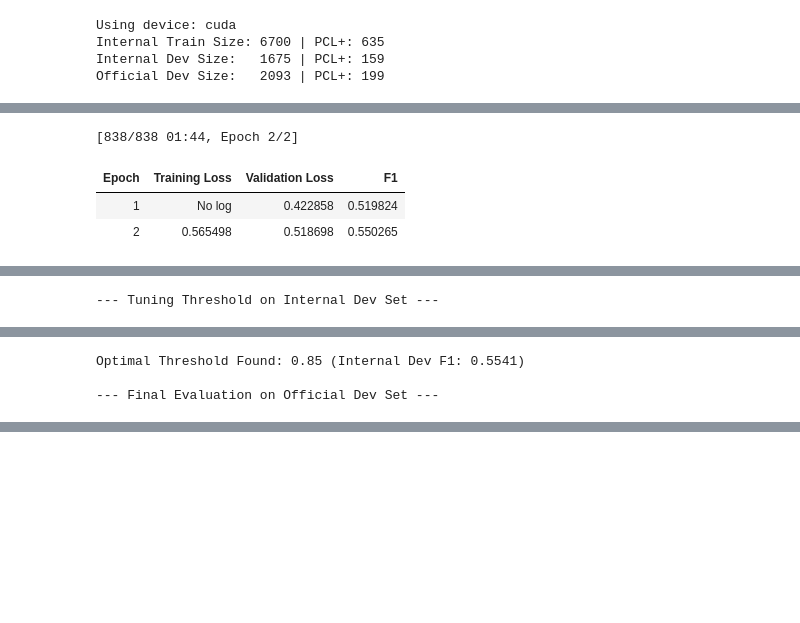
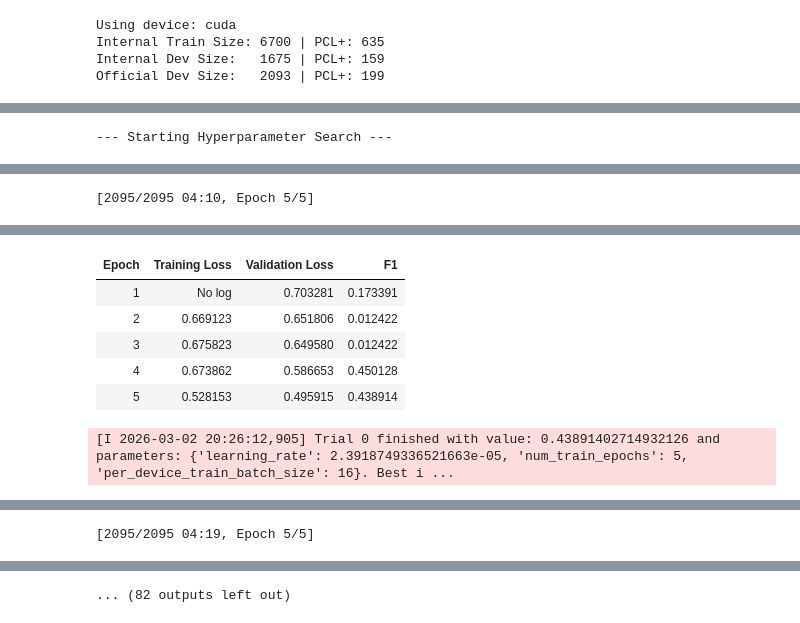
Before and after one commit to amars2005/NLP-CW, a Jupyter notebook: training.ipynb, the cells around one changed output, grey strips where cells are left out. Saved outputs shown, nothing was run; the diff lists cells and outputs as text; code cells hidden in the pictures; blank space fills up the shorter version.

Commit message:
feat: Added hyperparameter tuning.

```diff
--- a/training.ipynb
+++ b/training.ipynb
@@ -26,13 +118,5 @@ login(token="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")
 # %%
-import pandas as pd
-import numpy as np
-import torch
-import torch.nn as nn
-from datasets import Dataset
-from sklearn.metrics import f1_score
-from sklearn.model_selection import train_test_split
-from scipy.special import softmax
-from transformers import RobertaForSequenceClassification, RobertaTokenizer, Trainer, TrainingArguments
+
 
 device = torch.device("cuda" if torch.cuda.is_available() else "cpu")
 print(f"Using device: {device}")
@@ -85,7 +169,8 @@ internal_train_dataset.set_format(type='torch', columns=['input_ids', 'attention
 internal_dev_dataset.set_format(type='torch', columns=['input_ids', 'attention_mask', 'labels'])
 official_dev_dataset.set_format(type='torch', columns=['input_ids', 'attention_mask', 'labels'])
 
-model = RobertaForSequenceClassification.from_pretrained(model_name, num_labels=2).to(device)
+def model_init():
+    return RobertaForSequenceClassification.from_pretrained(model_name, num_labels=2).to(device)
 
 class WeightedTrainer(Trainer):
     def compute_loss(self, model, inputs, return_outputs=False, **kwargs):
@@ -93,8 +178,7 @@ class WeightedTrainer(Trainer):
         outputs = model(**inputs)
         logits = outputs.get("logits")
 
-        #use weighted loss for class imbalance
-        weights = torch.tensor([1.0, 8.5]).to(device)
+        weights = torch.tensor([1.0, 8.5], device=device, dtype=logits.dtype)
         loss_fct = nn.CrossEntropyLoss(weight=weights)
 
         loss = loss_fct(logits.view(-1, self.model.config.num_labels), labels.view(-1))
@@ -108,31 +192,49 @@ def compute_metrics(eval_pred):
 training_args = TrainingArguments(
     output_dir="./BestModel",
     eval_strategy="epoch",
-    save_strategy="epoch",
-    save_only_model=True,
-    save_total_limit=1,
-    learning_rate=2e-5,
-    per_device_train_batch_size=16,
-    num_train_epochs=2,
+    save_strategy="no",
     weight_decay=0.05,
     warmup_ratio=0.1,
-    load_best_model_at_end=True,
+    load_best_model_at_end=False,
     metric_for_best_model="f1",
     fp16=torch.cuda.is_available(),
-    report_to="none"
+    report_to="none",
+    seed=42
 )
 
 trainer = WeightedTrainer(
-    model=model,
+    model_init=model_init,
     args=training_args,
     train_dataset=internal_train_dataset,
     eval_dataset=internal_dev_dataset,
     compute_metrics=compute_metrics,
 )
 
-print("\n--- Starting Training ---")
+def my_hp_space(trial):
+    return {
+        "learning_rate": trial.suggest_float("learning_rate", 1e-5, 3e-5, log=True),
+        "num_train_epochs": trial.suggest_int("num_train_epochs", 2, 6),
+        "per_device_train_batch_size": trial.suggest_categorical("per_device_train_batch_size", [8, 16]),
+    }
+
+print("\n--- Starting Hyperparameter Search ---")
+best_run = trainer.hyperparameter_search(
+    direction="maximize",
+    hp_space=my_hp_space,
+    n_trials=20
+)
+
+print(f"\nBest Hyperparameters Found: {best_run.hyperparameters}")
+
+for n, v in best_run.hyperparameters.items():
+    setattr(trainer.args, n, v)
+trainer.args.save_strategy = "epoch"
+trainer.args.eval_strategy = "epoch"
+trainer.args.save_only_model = True
+trainer.args.save_total_limit = 1
+trainer.args.load_best_model_at_end = True
+
 trainer.train()
-
 tokenizer.save_pretrained("./BestModel")
 
 print("\n--- Tuning Threshold on Internal Dev Set ---")
@@ -157,13 +259,13 @@ official_probs = softmax(official_dev_results.predictions, axis=1)[:, 1]
 final_predictions = (official_probs >= best_threshold).astype(int)
 final_f1 = f1_score(official_dev_dataset['labels'], final_predictions, pos_label=1)
 
-print(f"🏆 YOUR FINAL COURSEWORK F1 SCORE: {final_f1:.4f} 🏆")
+print(f"Final Tuned F1 Score: {final_f1:.4f}")
 
 with open("dev.txt", "w") as f:
     for pred in final_predictions:
         f.write(f"{pred}\n")
 
-print("Process Complete. The ./BestModel folder is ready for your GitHub/GitLab repository.")
+print("Process Complete.")
 # %% [output]
 Using device: cuda
 Internal Train Size: 6700 | PCL+: 635
@@ -191,4 +293 @@ warmup_ratio is deprecated and will be removed in v5.2. Use `warmup_steps` inste
-[838/838 01:44, Epoch 2/2]
+--- Starting Hyperparameter Search ---
-| Epoch | Training Loss | Validation Loss | F1 |
-| 1 | No log | 0.422858 | 0.519824 |
-| 2 | 0.565498 | 0.518698 | 0.550265 |
@@ -197 +311 @@ There were unexpected keys in the checkpoint model loaded: ['roberta.embeddings.
---- Tuning Threshold on Internal Dev Set ---
+[2095/2095 04:10, Epoch 5/5]
@@ -199,3 +312,7 @@ There were unexpected keys in the checkpoint model loaded: ['roberta.embeddings.
+| Epoch | Training Loss | Validation Loss | F1 |
+| 1 | No log | 0.703281 | 0.173391 |
+| 2 | 0.669123 | 0.651806 | 0.012422 |
+| 3 | 0.675823 | 0.649580 | 0.012422 |
+| 4 | 0.673862 | 0.586653 | 0.450128 |
+| 5 | 0.528153 | 0.495915 | 0.438914 |
-Optimal Threshold Found: 0.85 (Internal Dev F1: 0.5541)
-
---- Final Evaluation on Official Dev Set ---
+[I 2026-03-02 20:26:12,905] Trial 0 finished with value: 0.43891402714932126 and parameters: {'learning_rate': 2.3918749336521663e-05, 'num_train_epochs': 5, 'per_device_train_batch_size': 16}. Best i ...
@@ -204,0 +336 @@ Process Complete. The ./BestModel folder is ready for your GitHub/GitLab reposit
+[2095/2095 04:19, Epoch 5/5]
@@ -204,0 +344 @@ Process Complete. The ./BestModel folder is ready for your GitHub/GitLab reposit
+... (82 outputs left out)
```
Also changed, not shown: parts of 9 cells of this notebook, 9 other files.
